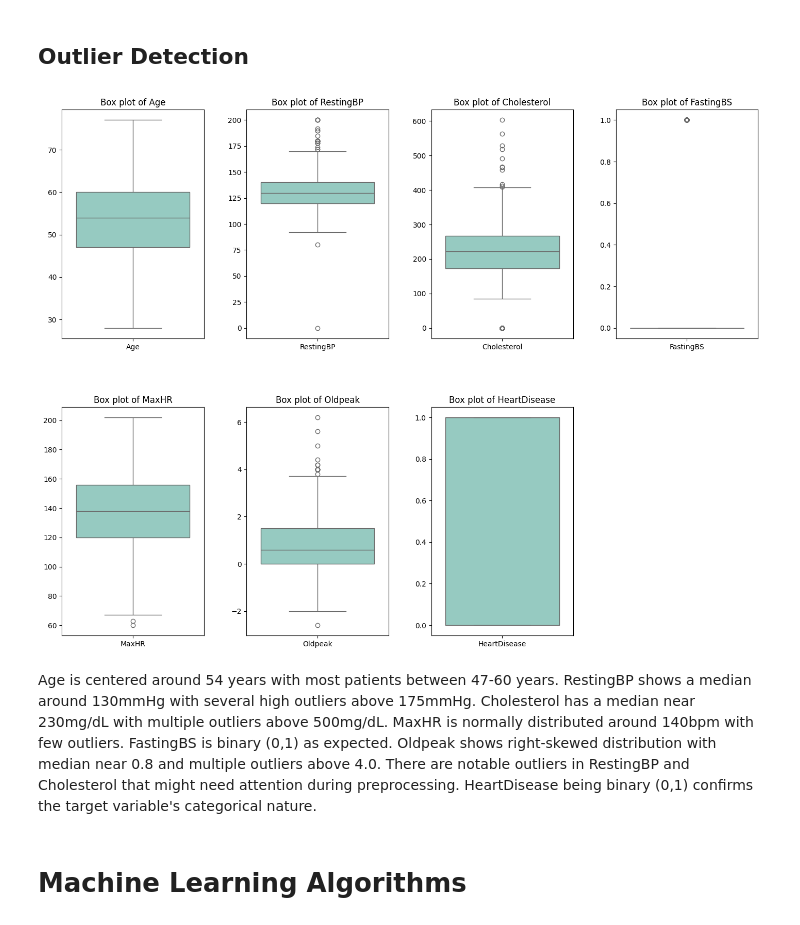
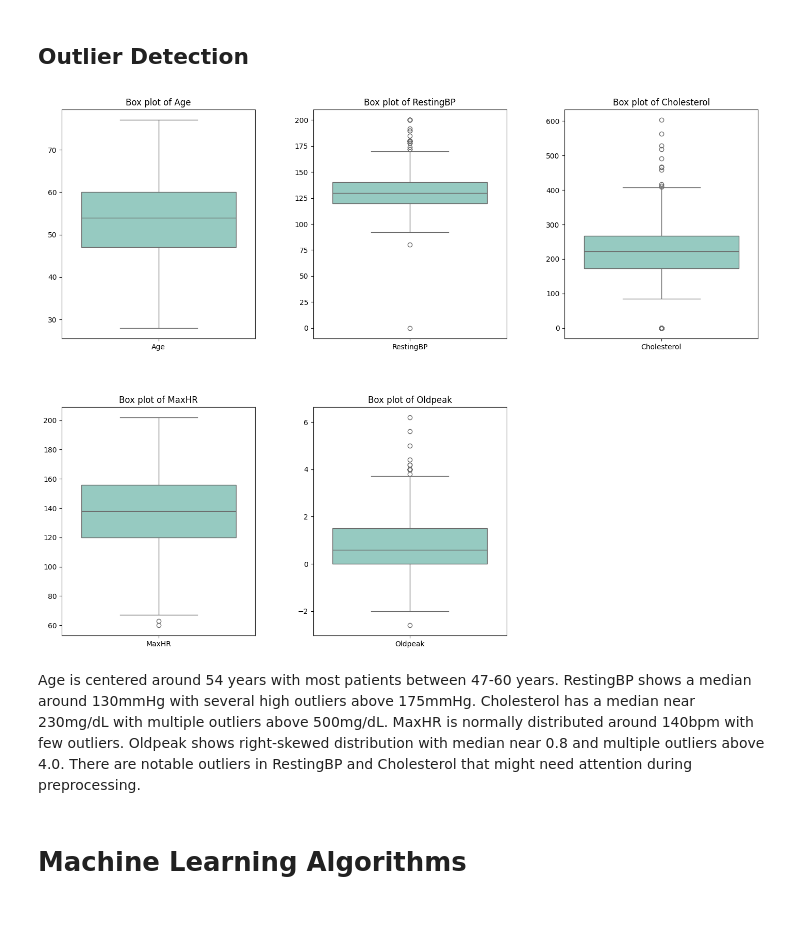
Before and after one commit to BhargavKumarNath/Heart_Failure_Prediction, a Jupyter notebook: Group_project.ipynb, the cells around one changed output. Drawn from its saved outputs; the diff is of its cells as text; code cells hidden in the pictures.

```diff
--- a/Group_project.ipynb
+++ b/Group_project.ipynb
@@ -293,0 +281,11 @@ Looking at these distributions, age follows a relatively normal distribution cen
+# %%
+catcols = ['ChestPainType','FastingBS','RestingECG','ExerciseAngina','ST_Slope']
+plt.figure(figsize=(10, 6))
+for col in catcols:
+    fig = sns.countplot(df,
+                 x=col, width = 0.5)
+    fig.set_title(f"Distribution of categorical variables")
+
+plt.legend(['ChestPainType','FastingBS','RestingECG','ExerciseAngina','ST_Slope'])
+fig.set_xlabel('')
+plt.show()
@@ -326,38 +352,38 @@ The correlation matrix reveals several important relationships with heart diseas
 # %%
 # Now we will use boxplot for each numerical feature
 
 # Select numerical columns for boxplots
-cols = df.select_dtypes(include='number').columns
+cols = ['Age', 'RestingBP', 'Cholesterol', 'MaxHR', 'Oldpeak']
 
 # Define subplots grid dimensions
 num_cols = 4
 num_rows = (len(cols) - 1) // num_cols + 1      # Number of rows in subplot grid
 
 # Create subplot figure with specified dimensions
-fig, axes = plt.subplots(num_rows, num_cols, figsize=(15, 6 * num_rows))
+fig, axes = plt.subplots(num_rows, num_cols-1, figsize=(15, 6 * num_rows))
 
 # Flatten axes array for easier iteration
 axes = axes.flatten()
 
 # Enumerate through columns and create boxplots on each subplot
 for i, col in enumerate(cols):
     sns.boxplot(data=df[[col]], ax=axes[i],
                 palette="Set3")
     axes[i].set_title(f"Box plot of {col}")
 
 # Remove unused subplots
 for i in range(len(cols), len(axes)):
     fig.delaxes(axes[i])
 
 
 # Fine-tune spacing between subplots for better readability
 plt.subplots_adjust(left=0.05, right=0.95, top=0.9, bottom=0.05, wspace=0.3, hspace=0.3)
 
 plt.show()
 # %% [output]
-[figure, old version]
+[figure, new version]
 # %% [markdown]
-Age is centered around 54 years with most patients between 47-60 years. RestingBP shows a median around 130mmHg with several high outliers above 175mmHg. Cholesterol has a median near 230mg/dL with multiple outliers above 500mg/dL. MaxHR is normally distributed around 140bpm with few outliers. FastingBS is binary (0,1) as expected. Oldpeak shows right-skewed distribution with median near 0.8 and multiple outliers above 4.0. There are notable outliers in RestingBP and Cholesterol that might need attention during preprocessing. HeartDisease being binary (0,1) confirms the target variable's categorical nature.
+Age is centered around 54 years with most patients between 47-60 years. RestingBP shows a median around 130mmHg with several high outliers above 175mmHg. Cholesterol has a median near 230mg/dL with multiple outliers above 500mg/dL. MaxHR is normally distributed around 140bpm with few outliers. Oldpeak shows right-skewed distribution with median near 0.8 and multiple outliers above 4.0. There are notable outliers in RestingBP and Cholesterol that might need attention during preprocessing.
 # %% [markdown]
 # Machine Learning Algorithms
 # %% [markdown]
```
Also changed, not shown: parts of 74 cells of this notebook.
